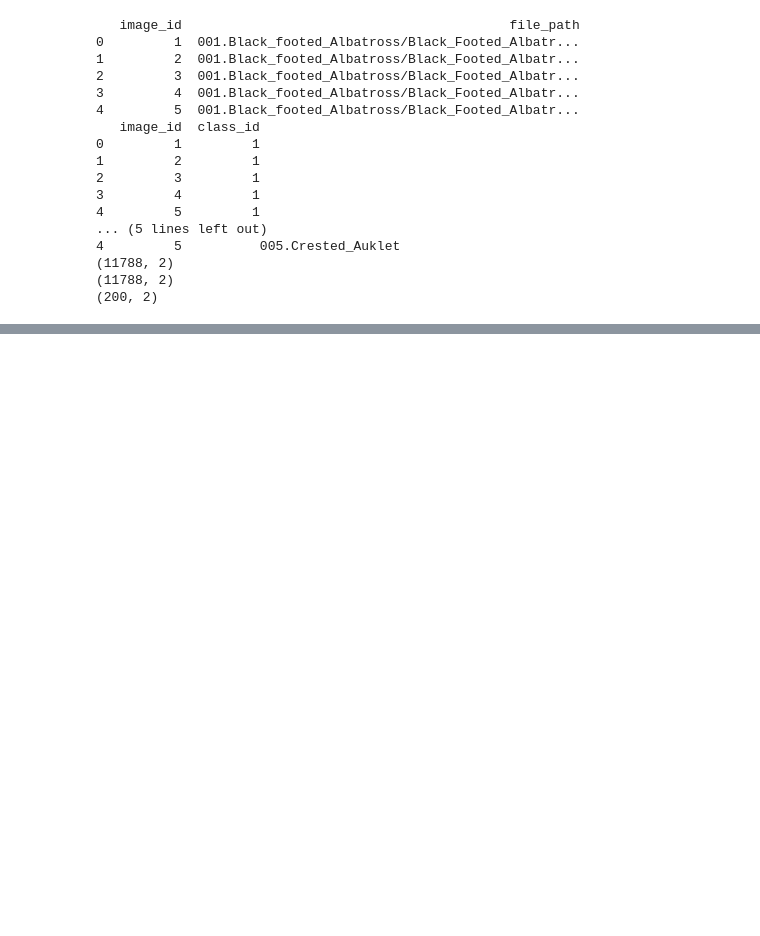
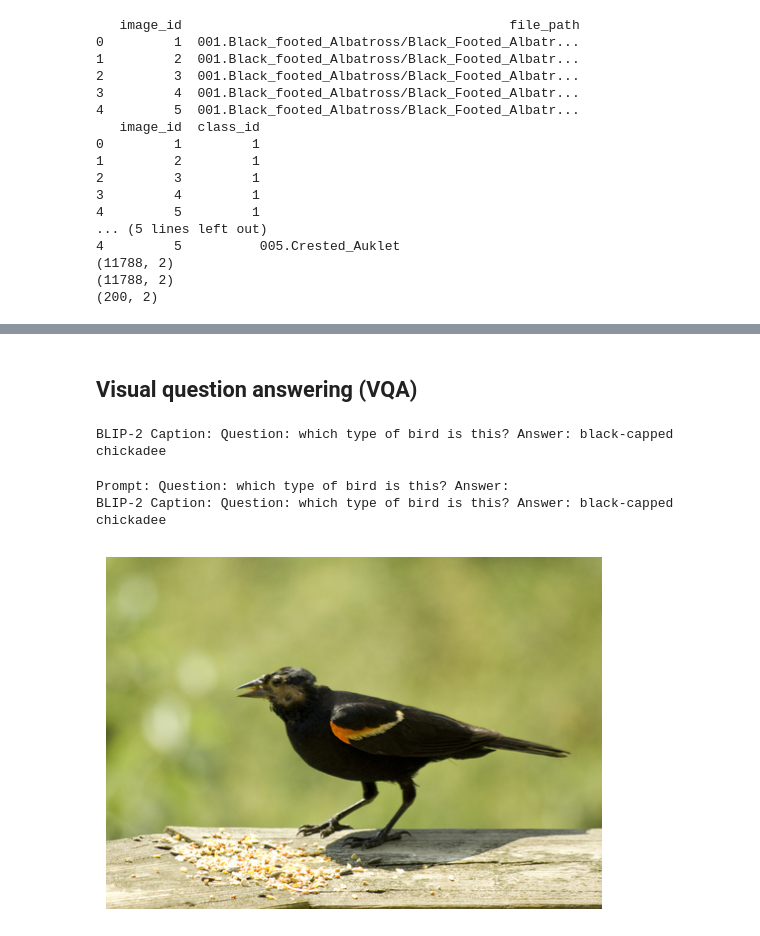
Before and after one commit to miretteamin/Bird-Species-Exploration-and-Retrieval, a Jupyter notebook: task2_blip2.ipynb, the cells around one changed output, grey strips where cells are left out. Drawn from its saved outputs; the diff is of its cells as text; code cells hidden in the pictures; blank space fills up the shorter version.

```diff
--- a/task2_blip2.ipynb
+++ b/task2_blip2.ipynb
@@ -88,0 +190,20 @@ KeyboardInterrupt:
+# %% [markdown]
+## Visual question answering (VQA)
+# %%
+# prompt = 'Question: which bird is this? Answer:'
+prompt = 'Question: which type of bird is this? Answer:'
+
+generated_text = generate_blip_caption_conditioned(image, prompt)
+print(f'BLIP-2 Caption: {generated_text}')
+# %% [output]
+BLIP-2 Caption: Question: which type of bird is this? Answer: black-capped chickadee
+# %%
+print(f'Prompt: {prompt}')
+print(f'BLIP-2 Caption: {generated_text}')
+plt.imshow(image)
+plt.axis('off')
+plt.show()
+# %% [output]
+Prompt: Question: which type of bird is this? Answer:
+BLIP-2 Caption: Question: which type of bird is this? Answer: black-capped chickadee
+[figure, added]
```
Also changed, not shown: parts of 23 cells of this notebook.
